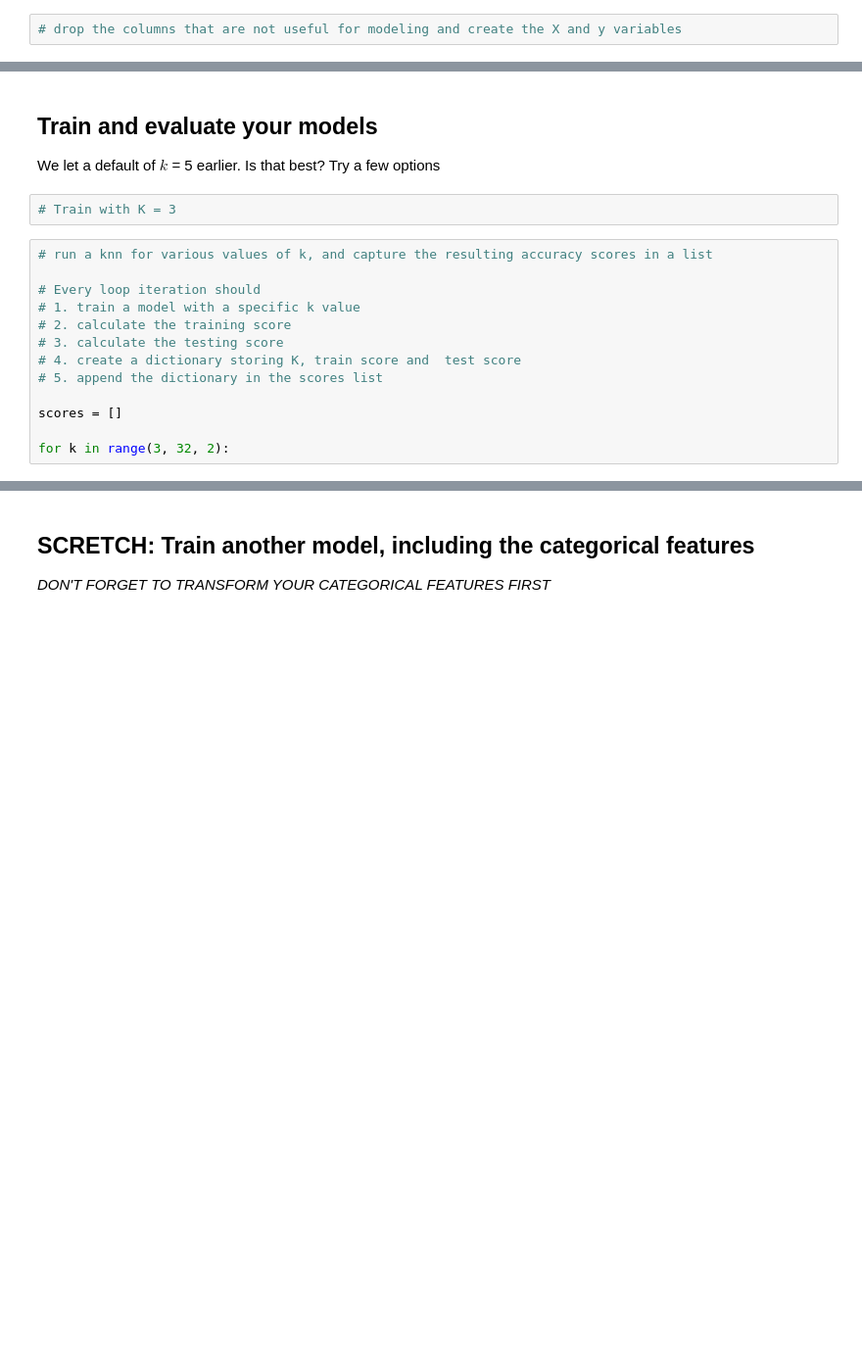
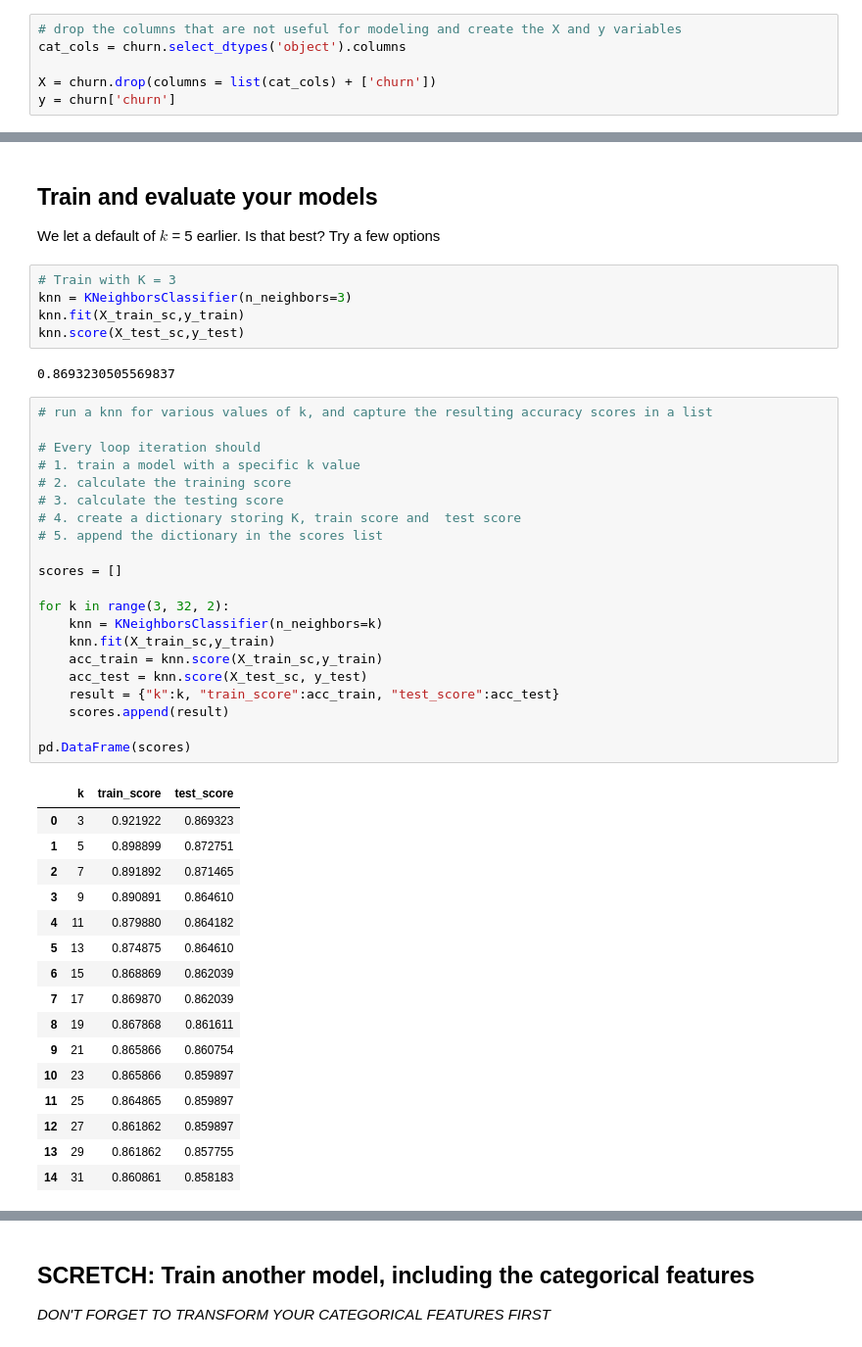
Before and after one commit to talalal3thman/test-github, a Jupyter notebook: content/03-supervised-machine-learning/08-knn/02-notebooks/02-knn.ipynb, the cells around one changed output, grey strips where cells are left out. Shown at 98% size. Drawn from its saved outputs; the diff is of its cells as text; blank space fills up the shorter version.

```diff
--- a/content/03-supervised-machine-learning/08-knn/02-notebooks/02-knn.ipynb
+++ b/content/03-supervised-machine-learning/08-knn/02-notebooks/02-knn.ipynb
@@ -319,3 +321,7 @@ As a second step, train your model with the categorical feature and check what h
 Let's create our `X` and `y`. We'll use as much data as we can for `X`.
 # %%
 # drop the columns that are not useful for modeling and create the X and y variables
+cat_cols = churn.select_dtypes('object').columns
+
+X = churn.drop(columns = list(cat_cols) + ['churn'])
+y = churn['churn']
@@ -328,19 +351,49 @@ Let's create our `X` and `y`. We'll use as much data as we can for `X`.
 We let a default of $k$ = 5 earlier. Is that best? Try a few options
 # %%
 # Train with K = 3
+knn = KNeighborsClassifier(n_neighbors=3)
+knn.fit(X_train_sc,y_train)
+knn.score(X_test_sc,y_test)
+# %% [output]
+0.8693230505569837
 # %%
 # run a knn for various values of k, and capture the resulting accuracy scores in a list
 
 # Every loop iteration should
 # 1. train a model with a specific k value
 # 2. calculate the training score
 # 3. calculate the testing score
 # 4. create a dictionary storing K, train score and  test score
 # 5. append the dictionary in the scores list
 
 scores = []
 
 for k in range(3, 32, 2):
+    knn = KNeighborsClassifier(n_neighbors=k)
+    knn.fit(X_train_sc,y_train)
+    acc_train = knn.score(X_train_sc,y_train)
+    acc_test = knn.score(X_test_sc, y_test)
+    result = {"k":k, "train_score":acc_train, "test_score":acc_test}
+    scores.append(result)
+
+pd.DataFrame(scores)
+# %% [output]
+|  | k | train_score | test_score |
+| 0 | 3 | 0.921922 | 0.869323 |
+| 1 | 5 | 0.898899 | 0.872751 |
+| 2 | 7 | 0.891892 | 0.871465 |
+| 3 | 9 | 0.890891 | 0.864610 |
+| 4 | 11 | 0.879880 | 0.864182 |
+| 5 | 13 | 0.874875 | 0.864610 |
+| 6 | 15 | 0.868869 | 0.862039 |
+| 7 | 17 | 0.869870 | 0.862039 |
+| 8 | 19 | 0.867868 | 0.861611 |
+| 9 | 21 | 0.865866 | 0.860754 |
+| 10 | 23 | 0.865866 | 0.859897 |
+| 11 | 25 | 0.864865 | 0.859897 |
+| 12 | 27 | 0.861862 | 0.859897 |
+| 13 | 29 | 0.861862 | 0.857755 |
+| 14 | 31 | 0.860861 | 0.858183 |
 # %%
 # plot your results for varying values of k
 
```
Also changed, not shown: parts of 7 cells of this notebook, 4 other files.
